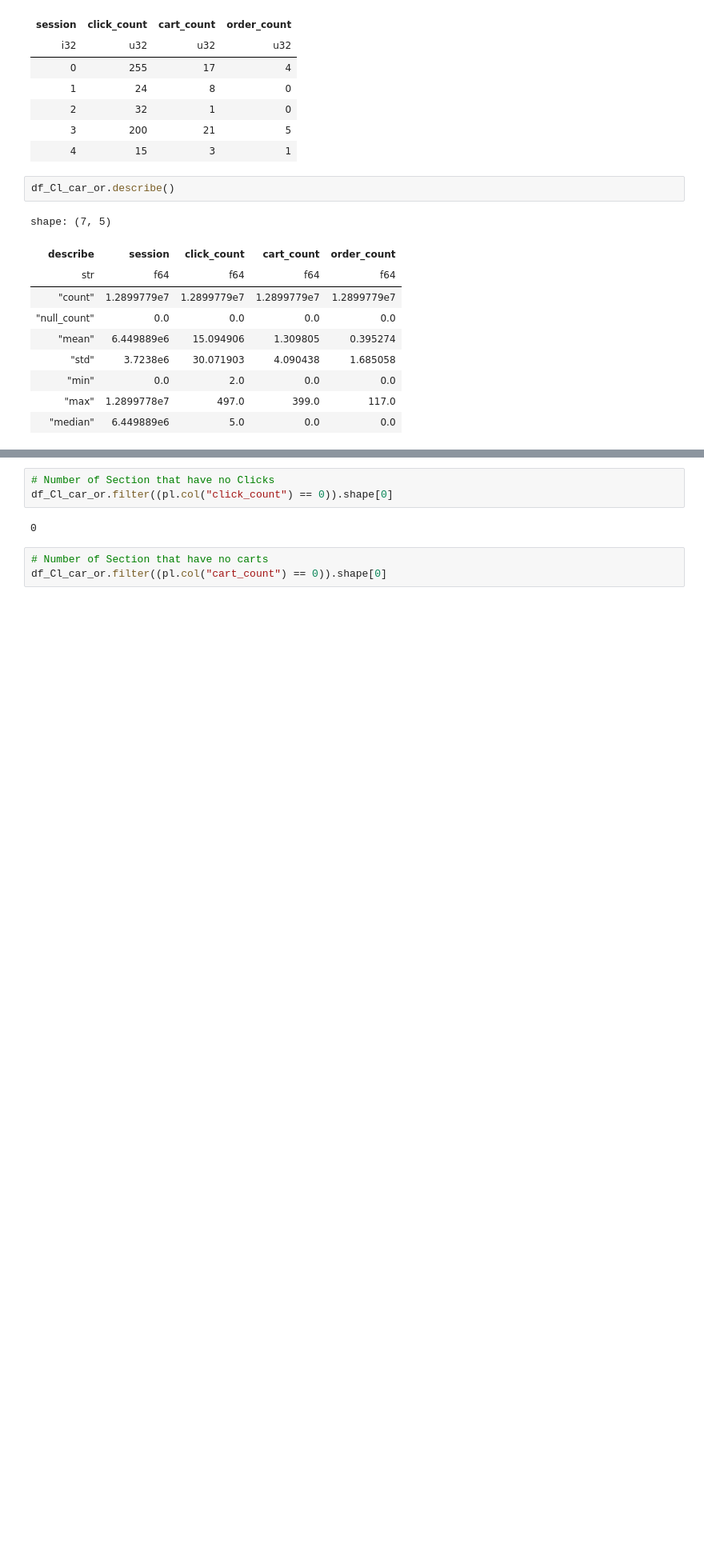
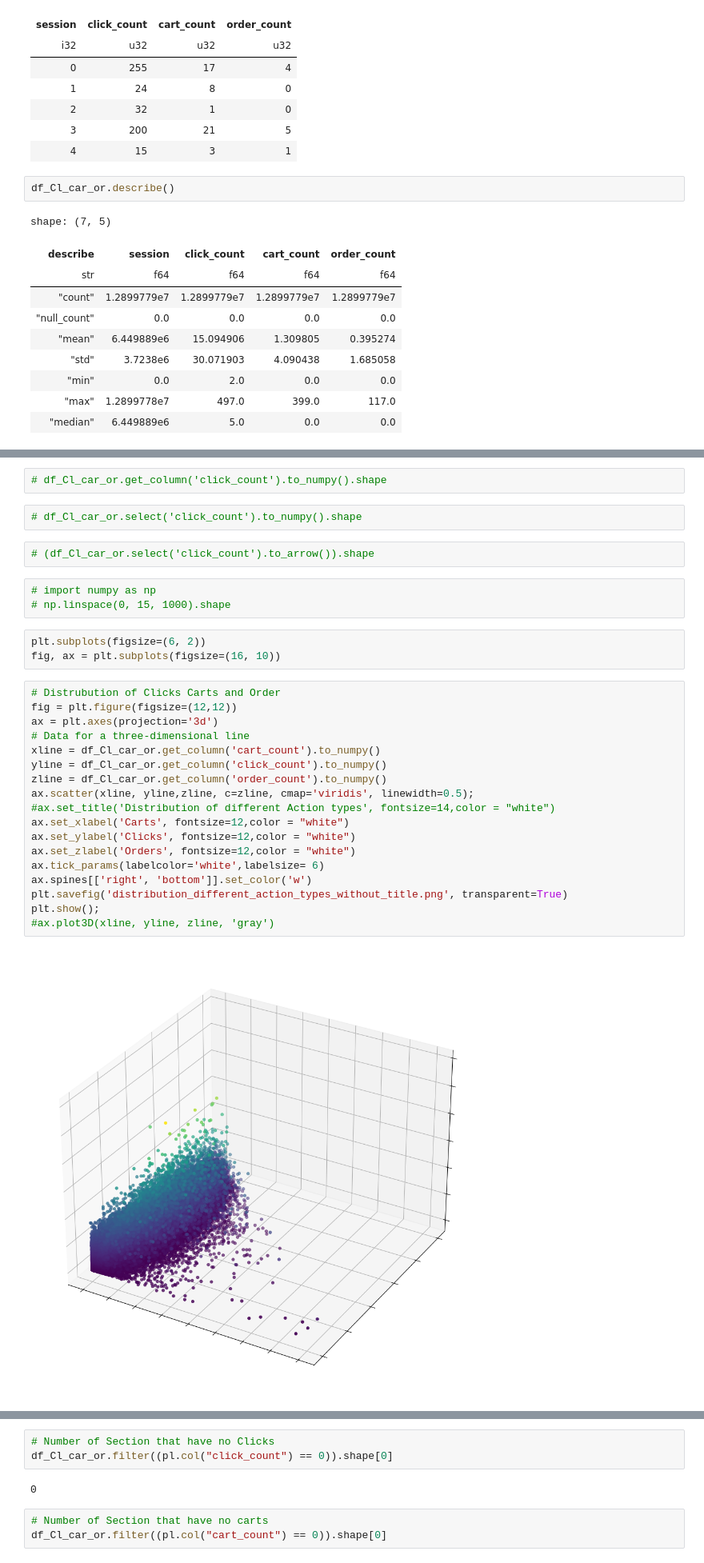
Before and after one commit to ReebalSami/Capstone-OTTO-Multi-Objective-Recommender-System, a Jupyter notebook: notebooks/EDA_1_parquet_read.ipynb, the cells around one changed output, grey strips where cells are left out. Shown at 80% size. Saved outputs shown, nothing was run; the diff lists cells and outputs as text; blank space fills up the shorter version.

```diff
--- a/notebooks/EDA_1_parquet_read.ipynb
+++ b/notebooks/EDA_1_parquet_read.ipynb
@@ -331,0 +386,32 @@ shape: (7, 5)
+# %%
+# df_Cl_car_or.get_column('click_count').to_numpy().shape
+# %%
+# df_Cl_car_or.select('click_count').to_numpy().shape
+# %%
+# (df_Cl_car_or.select('click_count').to_arrow()).shape
+# %%
+# import numpy as np
+# np.linspace(0, 15, 1000).shape
+# %%
+plt.subplots(figsize=(6, 2))
+fig, ax = plt.subplots(figsize=(16, 10))
+# %%
+# Distrubution of Clicks Carts and Order
+fig = plt.figure(figsize=(12,12))
+ax = plt.axes(projection='3d')
+# Data for a three-dimensional line
+xline = df_Cl_car_or.get_column('cart_count').to_numpy()
+yline = df_Cl_car_or.get_column('click_count').to_numpy()
+zline = df_Cl_car_or.get_column('order_count').to_numpy()
+ax.scatter(xline, yline,zline, c=zline, cmap='viridis', linewidth=0.5);
+#ax.set_title('Distribution of different Action types', fontsize=14,color = "white")
+ax.set_xlabel('Carts', fontsize=12,color = "white")
+ax.set_ylabel('Clicks', fontsize=12,color = "white")
+ax.set_zlabel('Orders', fontsize=12,color = "white")
+ax.tick_params(labelcolor='white',labelsize= 6)
+ax.spines[['right', 'bottom']].set_color('w')
+plt.savefig('distribution_different_action_types_without_title.png', transparent=True)
+plt.show();
+#ax.plot3D(xline, yline, zline, 'gray')
+# %% [output]
+[figure, added]
```
Also changed, not shown: parts of 18 cells of this notebook.
